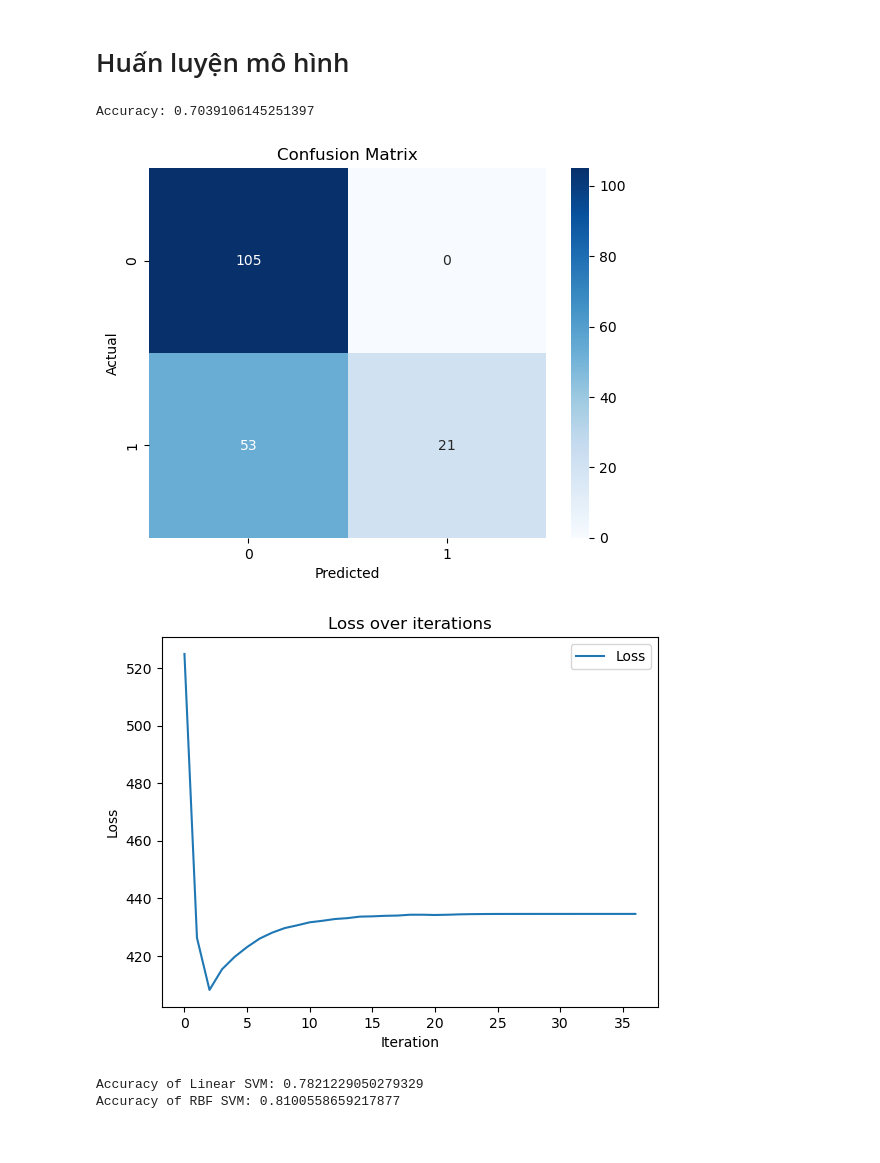
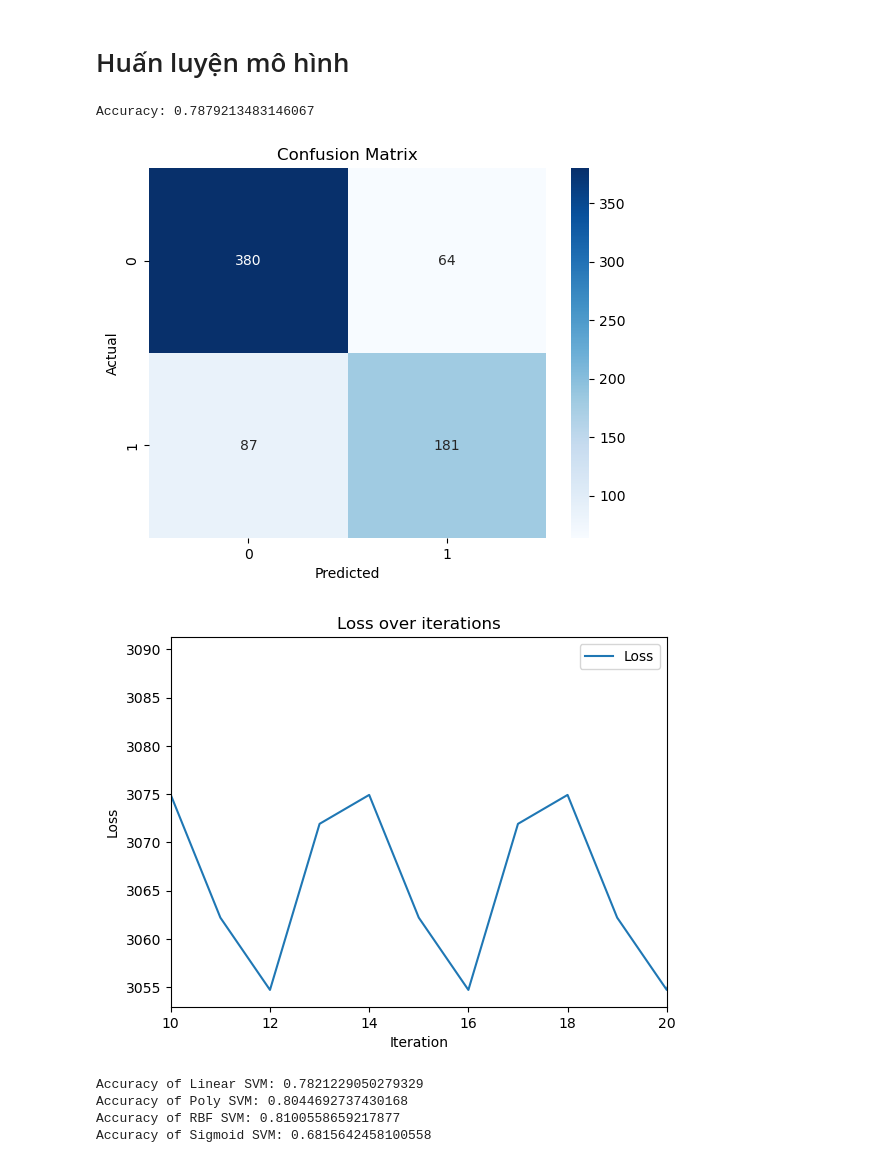
Before and after one commit to nguyenhuyenkiohna/Machine-Learning, a Jupyter notebook: code/svm.ipynb, the cells around one changed output. Saved outputs shown, nothing was run; the diff lists cells and outputs as text; code cells hidden in the pictures.

Commit message:
Machine Learning

```diff
--- a/code/svm.ipynb
+++ b/code/svm.ipynb
@@ -89,7 +89,7 @@ plot_pca(X, Y)
 <img src="/Users/macbookpro/Documents/GitHub/Machine-Learning/code/capNhatHeSo.png" alt="Update he so" width="300"/>
 # %%
 class SVM:
-    def __init__(self, learning_rate=0.001, C=1, n_iters=5000, tolerance=1e-5):
+    def __init__(self, learning_rate=0.001, C=10, n_iters=5000, tolerance=1e-5):
         self.lr = learning_rate
         self.C = C
         self.n_iters = n_iters
@@ -101,10 +101,6 @@ class SVM:
     def hinge_loss(self, X, y):
         margins = 1 - y * (np.dot(X, self.w) + self.b)
         losses = np.maximum(0, margins)
-        #hinge_loss=0.5 * np.dot(self.w, self.w) + self.C * np.sum(losses)
-        #print(hinge_loss)
-        #return hinge_loss
-        #return 0.5 * np.dot(self.w, self.w) + self.C * np.sum(losses)
         return 0.5 * np.linalg.norm(self.w) ** 2 + self.C * np.sum(losses)
 
     def fit(self, X, y):
@@ -141,6 +137,7 @@ class SVM:
     def plot_loss(self):
         plt.plot(self.losses, label="Loss")
         plt.xlabel("Iteration")
+        plt.xlim([10,20])
         plt.ylabel("Loss")
         plt.title("Loss over iterations")
         plt.legend()
@@ -151,30 +148,30 @@ class SVM:
 # Huấn luyện mô hình
 # %%
 # Huấn luyện mô hình
-svm_model = SVM(learning_rate=0.001, C=1, n_iters=5000)
+svm_model = SVM(learning_rate=0.001, C=10, n_iters=5000)
 svm_model.fit(X_train, Y_train)
 # %%
 # Dự đoán
-Y_pred = svm_model.predict(X_test)
+Y_pred = svm_model.predict(X_train)
 Y_pred = np.where(Y_pred == -1, 0, 1)
 # %%
 # Đánh giá mô hình
-accuracy = np.mean(Y_pred == Y_test)
+accuracy = np.mean(Y_pred == Y_train)
 print("Accuracy:", accuracy)
 
 # Ma trận nhầm lẫn
-conf_matrix = confusion_matrix(Y_test, Y_pred)
+conf_matrix = confusion_matrix(Y_train, Y_pred)
 sns.heatmap(conf_matrix, annot=True, fmt="d", cmap="Blues")
 plt.title("Confusion Matrix")
 plt.xlabel("Predicted")
 plt.ylabel("Actual")
 plt.show()
 # Vẽ đồ thị loss
 svm_model.plot_loss()
 # %% [output]
-Accuracy: 0.7039106145251397
+Accuracy: 0.7879213483146067
-[figure, old version]
+[figure, new version]
-[figure, old version]
+[figure, new version]
 # %%
 from sklearn.svm import SVC
 from sklearn.metrics import accuracy_score
@@ -183,12 +180,24 @@ linear_svm = SVC(kernel="linear")
 linear_svm.fit(X_train, Y_train)
 linear_pred = linear_svm.predict(X_test)
 
+poly_svm = SVC(kernel='poly', degree=5, coef0=1)
+poly_svm.fit(X_train, Y_train)
+poly_pred = poly_svm.predict(X_test)
+
 rbf_svm = SVC(kernel="rbf")
 rbf_svm.fit(X_train, Y_train)
 rbf_pred = rbf_svm.predict(X_test)
 
+sigmoid_svm = SVC(kernel='sigmoid')
+sigmoid_svm.fit(X_train, Y_train)
+sigmoid_pred = sigmoid_svm.predict(X_test)
+
 print("Accuracy of Linear SVM:", accuracy_score(Y_test, linear_pred))
+print("Accuracy of Poly SVM:", accuracy_score(Y_test, poly_pred))
 print("Accuracy of RBF SVM:", accuracy_score(Y_test, rbf_pred))
+print("Accuracy of Sigmoid SVM:", accuracy_score(Y_test, sigmoid_pred))
 # %% [output]
 Accuracy of Linear SVM: 0.7821229050279329
+Accuracy of Poly SVM: 0.8044692737430168
 Accuracy of RBF SVM: 0.8100558659217877
+Accuracy of Sigmoid SVM: 0.6815642458100558
```
Also changed, not shown: 1 other file.
